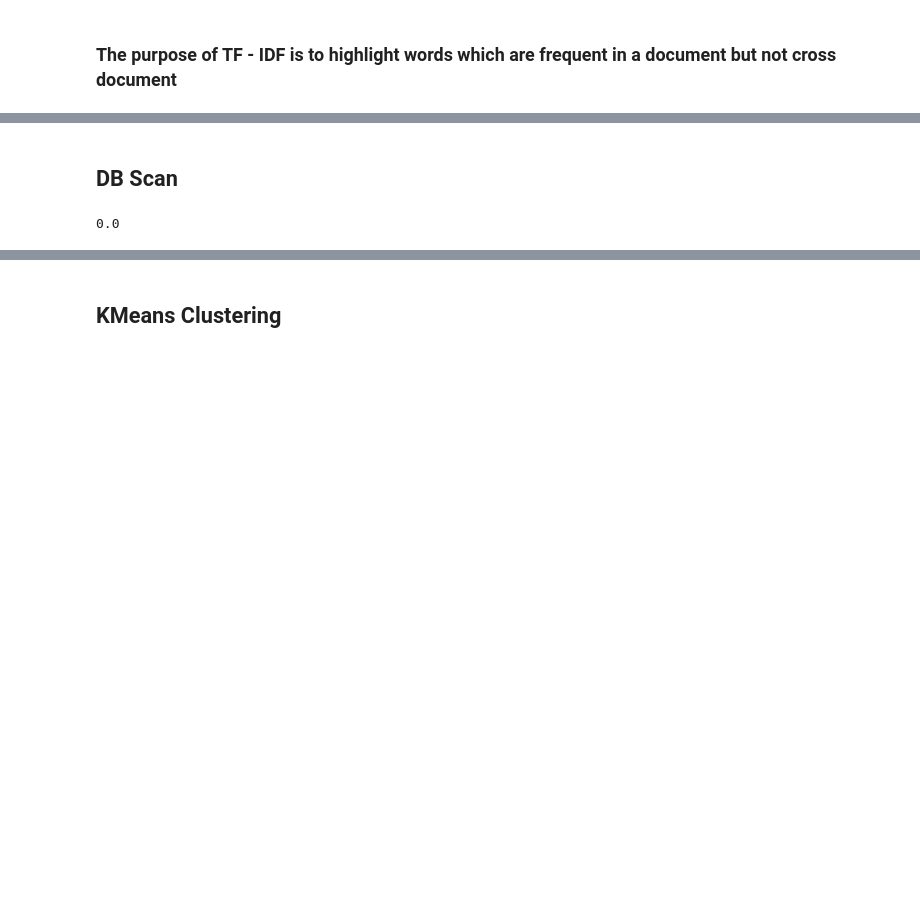
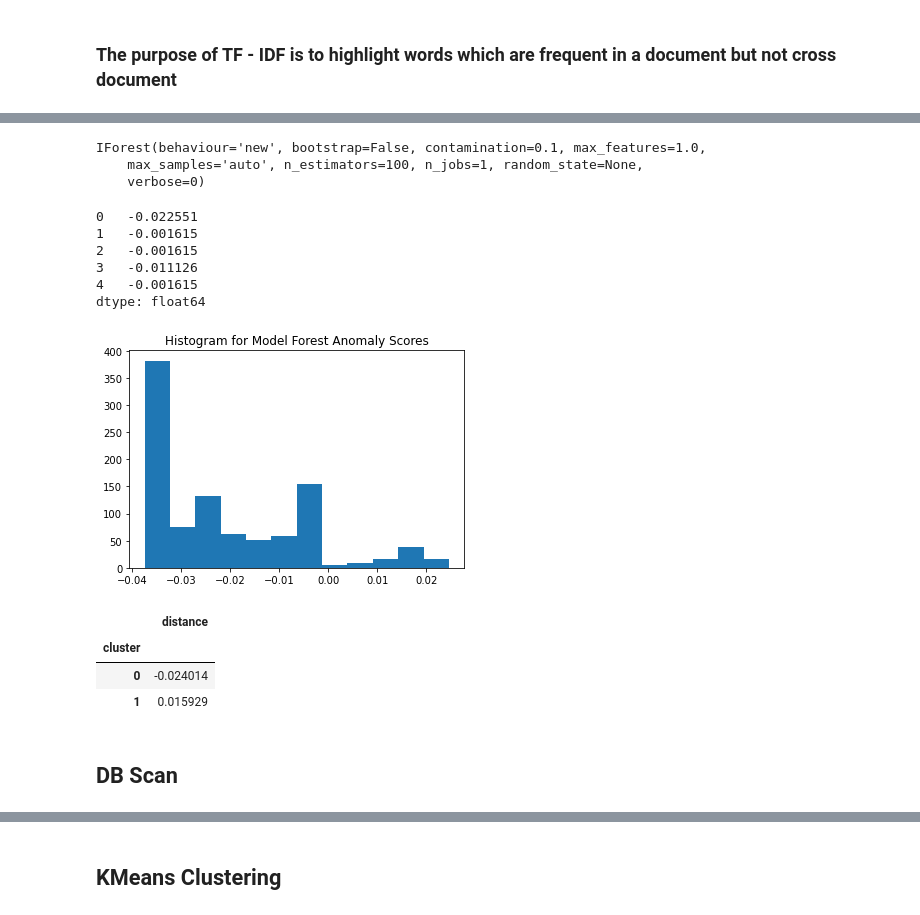
Before and after one commit to akesar01/LogAnalysis, a Jupyter notebook: Log_Analysis1.ipynb, the cells around one changed output, grey strips where cells are left out. Drawn from its saved outputs; the diff is of its cells as text; code cells hidden in the pictures; blank space fills up the shorter version.

```diff
--- a/Log_Analysis1.ipynb
+++ b/Log_Analysis1.ipynb
@@ -230,0 +257,4 @@ idf_df
+# %%
+test = arr1[:1000]
+train = arr1[1000:]
+train
@@ -231,3 +269,40 @@ idf_df
+# %%
+forest = IForest(behaviour="new")
+forest.fit(train)
+# %% [output]
+IForest(behaviour='new', bootstrap=False, contamination=0.1, max_features=1.0,
+    max_samples='auto', n_estimators=100, n_jobs=1, random_state=None,
+    verbose=0)
+# %%
+score_pred = forest.decision_function(test)
+# %%
+score_pred = pd.Series(score_pred)
+score_pred.head()
+# %% [output]
+0   -0.022551
+1   -0.001615
+2   -0.001615
+3   -0.011126
+4   -0.001615
+dtype: float64
+# %%
+import matplotlib.pyplot as plt
+plt.hist(score_pred, bins='auto')  # arguments are passed to np.histogram
+plt.title("Histogram for Model Forest Anomaly Scores")
+plt.show()
+# %% [output]
+[figure, added]
+# %%
+cluster = pd.DataFrame()
+cluster['distance'] = score_pred
+cluster['cluster'] = np.where(cluster['distance']<0.00, 0, 1)
+cluster['cluster'].value_counts()
+cluster.groupby('cluster').mean()
+# %% [output]
+|  | distance |
+| cluster |  |
+| 0 | -0.024014 |
+| 1 | 0.015929 |
 # %% [markdown]
 ## DB Scan
 # %%
@@ -235,7 +310,3 @@ from sklearn.metrics import pairwise_distances
 from scipy.spatial.distance import cosine
 from sklearn.cluster import DBSCAN
 distance_array = pairwise_distances(arr, metric='cosine')
-# %%
-distance_array[0][0]
-# %% [output]
-0.0
```
Also changed, not shown: parts of 49 cells of this notebook, 2 other files.
